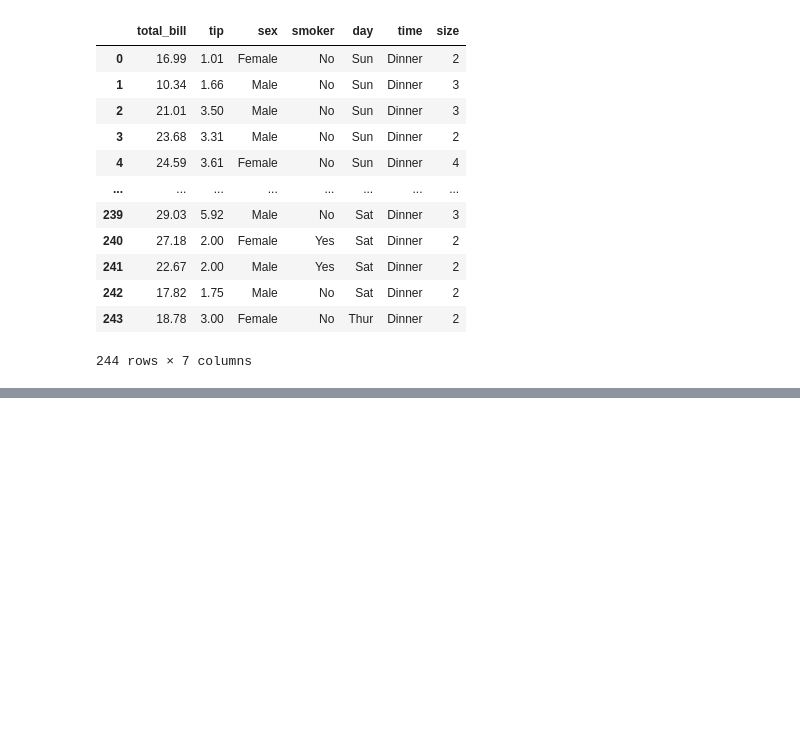
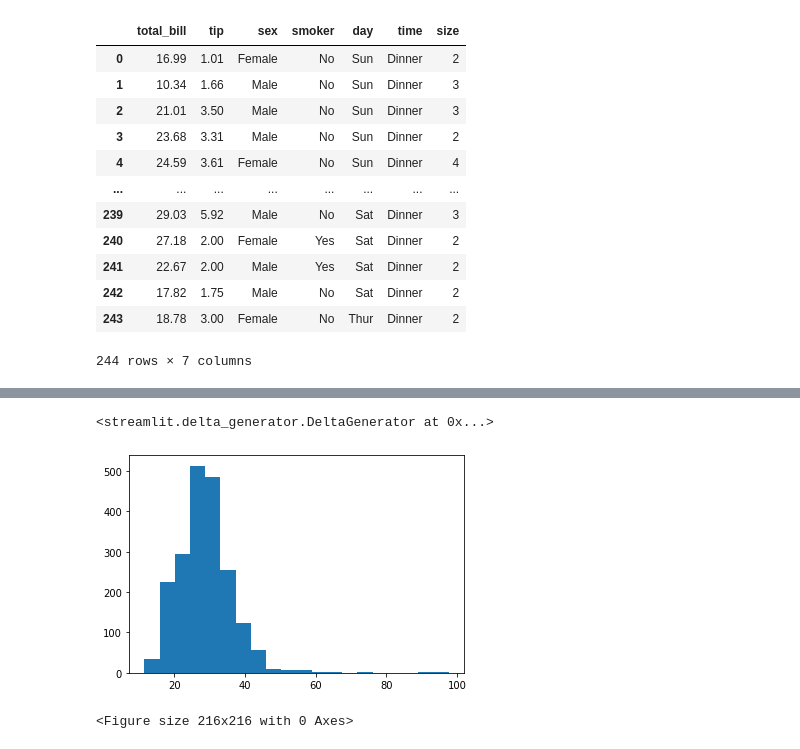
Before and after one commit to sairamdgr8/Stroke-predictions-Streamlit-Deployment, a Jupyter notebook: healthcare-stroke-prediction.ipynb, the cells around one changed output, grey strips where cells are left out. Drawn from its saved outputs; the diff is of its cells as text; code cells hidden in the pictures; blank space fills up the shorter version.

```diff
--- a/healthcare-stroke-prediction.ipynb
+++ b/healthcare-stroke-prediction.ipynb
@@ -460,0 +615,8 @@ fig.show()
+# %%
+data_conv=pd.read_csv('converted dataframe.csv')
+filter_male=data_conv['gender']==0
+wrt_male=data_conv.where(filter_male)
+hist_data_male = [wrt_male['bmi'],wrt_male['avg_glucose_level']]
+group_labels_male = ['bmi', 'avg_glucose_level']
+fig_male = ff.create_distplot(hist_data_male, group_labels_male, bin_size=[10, 25])
+st.plotly_chart(fig_male, use_container_width=True)
@@ -460,0 +649,13 @@ fig.show()
+# %%
+import matplotlib.pyplot as plt
+import numpy as np
+arr = wrt_male['bmi']
+
+fig, ax = plt.subplots()
+ax.hist(arr, bins=20)
+plt.figure(figsize=(3, 3))
+st.pyplot(fig)
+# %% [output]
+<streamlit.delta_generator.DeltaGenerator at 0x...>
+[figure, added]
+<Figure size 216x216 with 0 Axes>
```
Also changed, not shown: parts of 30 cells of this notebook, 5 other files.
